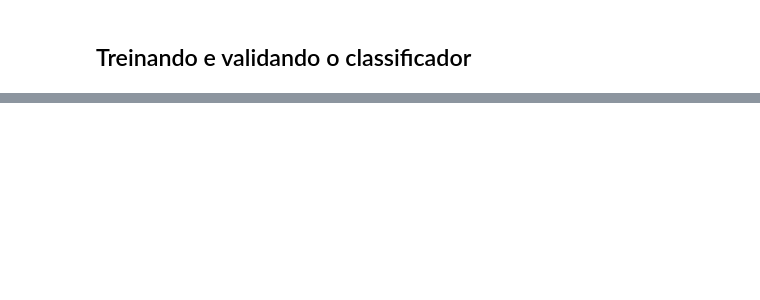
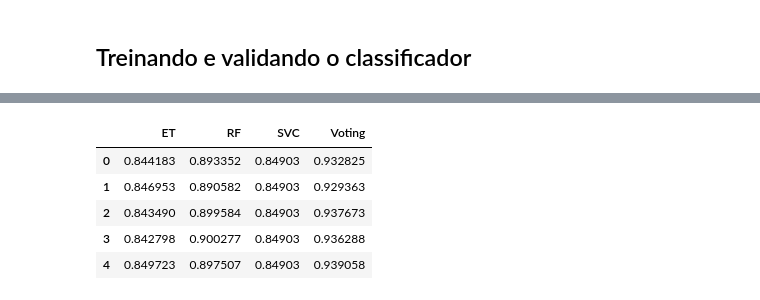
Before and after one commit to fccoelho/text-mining-cientistas-sociais, a Jupyter notebook: Capitulo_5.ipynb, the cells around one changed output, grey strips where cells are left out. Saved outputs shown, nothing was run; the diff lists cells and outputs as text; code cells hidden in the pictures; blank space fills up the shorter version.

```diff
--- a/Capitulo_5.ipynb
+++ b/Capitulo_5.ipynb
@@ -319,0 +295,9 @@ weighted avg       0.76      0.50      0.38       482
+# %%
+df_acc
+# %% [output]
+|  | ET | RF | SVC | Voting |
+| 0 | 0.844183 | 0.893352 | 0.84903 | 0.932825 |
+| 1 | 0.846953 | 0.890582 | 0.84903 | 0.929363 |
+| 2 | 0.843490 | 0.899584 | 0.84903 | 0.937673 |
+| 3 | 0.842798 | 0.900277 | 0.84903 | 0.936288 |
+| 4 | 0.849723 | 0.897507 | 0.84903 | 0.939058 |
```
Also changed, not shown: parts of 28 cells of this notebook, 12 other files.
